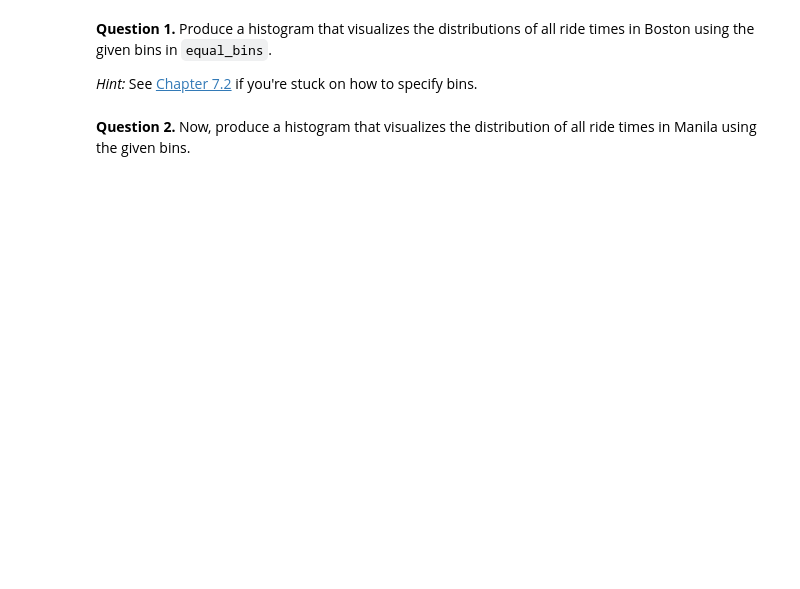
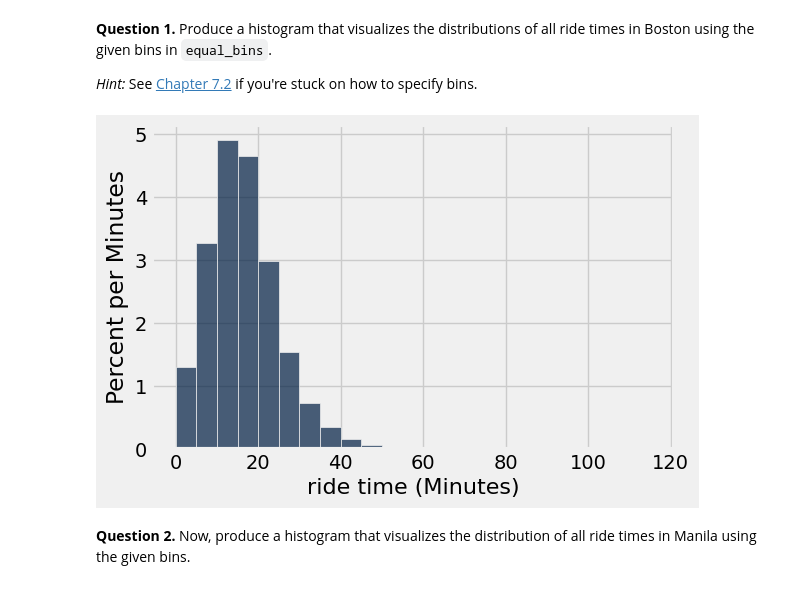
Before and after one commit to Jadenwill075/Intro-to-Data-Analytics, a Jupyter notebook: hw03.ipynb, the cells around one changed output. Cells and saved outputs as stored; diff of their text form; code cells hidden in the pictures; blank space fills up the shorter version.

```diff
--- a/hw03.ipynb
+++ b/hw03.ipynb
@@ -316,7 +338,9 @@ manila.show(4)
 *Hint:* See [Chapter 7.2](https://inferentialthinking.com/chapters/07/2/Visualizing_Numerical_Distributions.html) if you're stuck on how to specify bins.
 # %%
 equal_bins = np.arange(0, 120, 5)
-...
+boston.hist("ride time", bins=np.arange(0, 120, 5), unit="Minutes")
+# %% [output]
+[figure, added]
 # %% [markdown]
 <!-- END QUESTION -->
 
```
Also changed, not shown: parts of 38 cells of this notebook, 2 other files.
